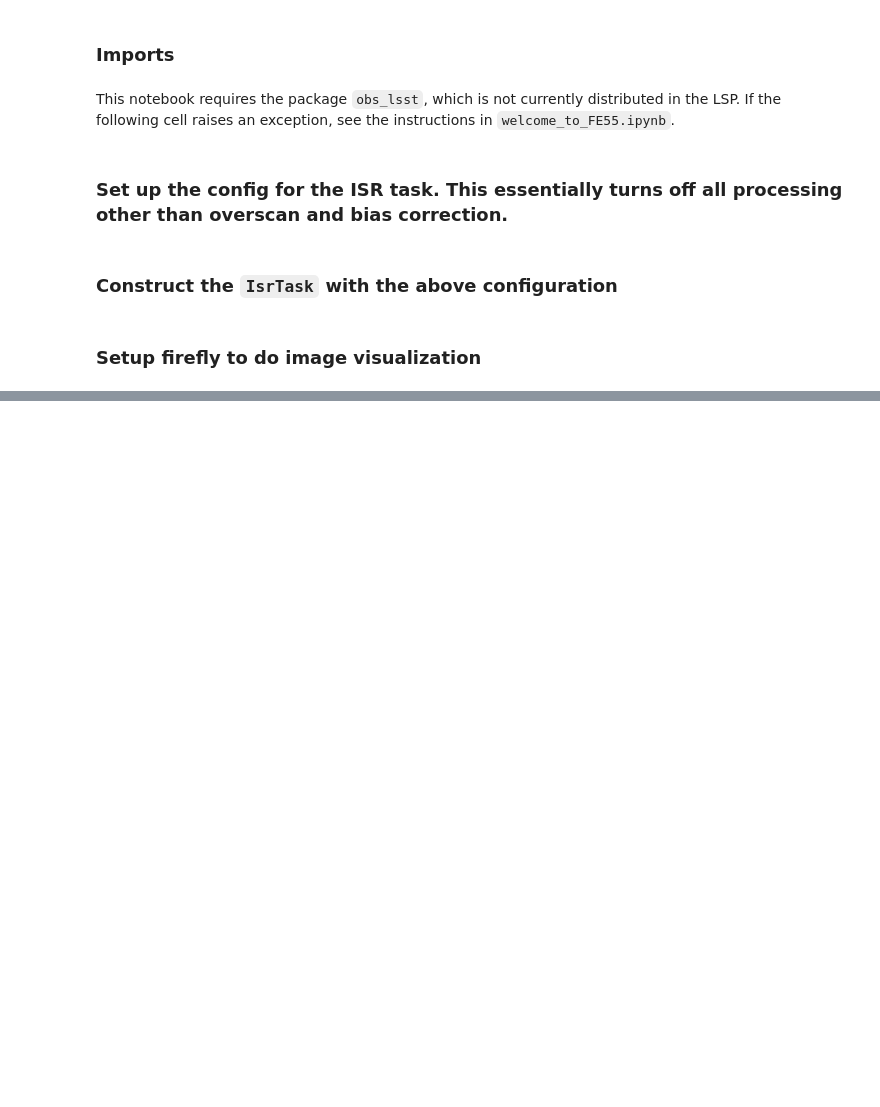
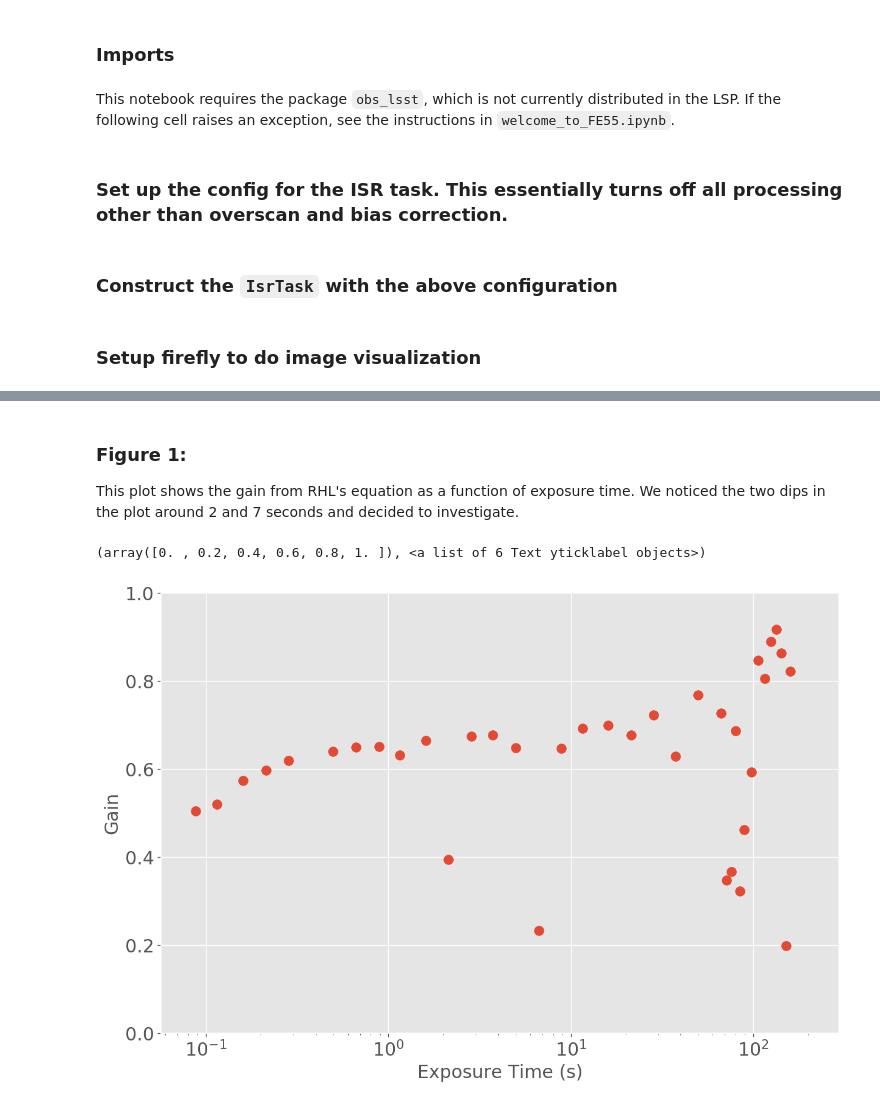
Before and after one commit to lsst/bootcamp-work, a Jupyter notebook: isr_exploration/ptc_exploration.ipynb, the cells around one changed output, grey strips where cells are left out. Drawn from its saved outputs; the diff is of its cells as text; code cells hidden in the pictures; blank space fills up the shorter version.

```diff
--- a/isr_exploration/ptc_exploration.ipynb
+++ b/isr_exploration/ptc_exploration.ipynb
@@ -20,6 +20,7 @@ from IPython.display import IFrame
 # %%
 import matplotlib
 matplotlib.rcParams['figure.dpi'] = 120
+plt.style.use('ggplot')
 # %% [markdown]
 This notebook requires the package `obs_lsst`, which is not currently distributed in the LSP. If the following cell raises an exception, see the instructions in `welcome_to_FE55.ipynb`.
 # %%
@@ -111,4 +168,14 @@ afw_display.mtv(sub_im1) # display an example image
+# %%
+# Get values as a function of exposure time for visit 1 in a pair of visits
+visit_keys = exp_time.keys()
+y = [mondiode_1[visit] for visit in visit_keys]
+g = [gain[visit] for visit in visit_keys]
+b_1 = [mean_brightness_1[visit] for visit in visit_keys]
+v = [var[visit] for visit in visit_keys]
+# %%
+# Get values as a function of exposure time for visit 2 in a pair of visits
+visit_keys = exp_time_2.keys()
+x = [mondiode_2[visit] for visit in visit_keys]
+b_2 = [mean_brightness_2[visit] for visit in visit_keys]
 # %%
-visit_keys = exp_time.keys()
-x = [exp_time[visit] for visit in visit_keys]
-y = [gain[visit] for visit in visit_keys]
+t = [exp_time[visit] for visit in visit_keys]
@@ -117,0 +182,17 @@ plt.ylim(0, 1)
+# %% [markdown]
+### Figure 1:
+
+This plot shows the gain from RHL's equation as a function of exposure time. We noticed the two dips in the plot around 2 and 7 seconds and decided to investigate.
+# %%
+fig = plt.figure(figsize=(12, 8))
+plt.scatter(t, g, s=88)
+#plt.yscale('log')
+plt.xscale('log')
+plt.ylim(0, 1)
+plt.xlabel('Exposure Time (s)', size=18)
+plt.ylabel('Gain', size=18)
+plt.xticks(size=18)
+plt.yticks(size=18)
+# %% [output]
+(array([0. , 0.2, 0.4, 0.6, 0.8, 1. ]), <a list of 6 Text yticklabel objects>)
+[figure, added]
```
Also changed, not shown: parts of 18 cells of this notebook.
